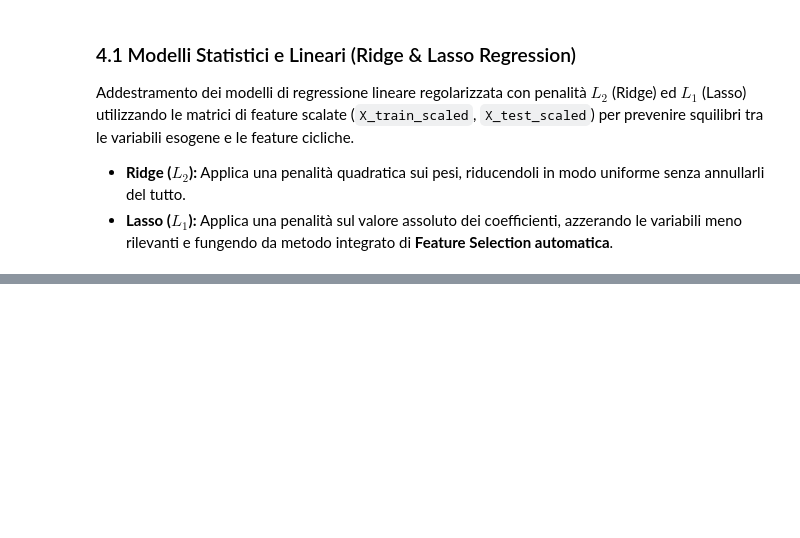
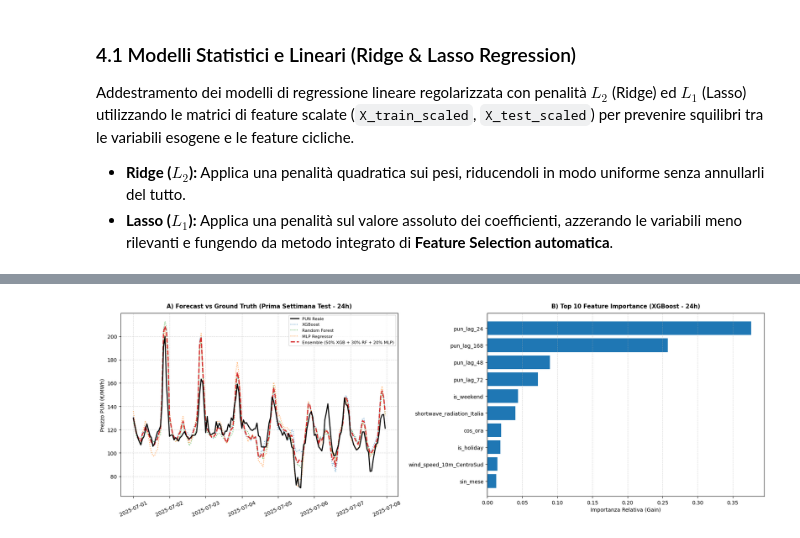
Before and after one commit to erloyz/progetto-ml-pun, a Jupyter notebook: notebooks/02_modeling.ipynb, the cells around one changed output, grey strips where cells are left out. Saved outputs shown, nothing was run; the diff lists cells and outputs as text; code cells hidden in the pictures; blank space fills up the shorter version.

```diff
--- a/notebooks/02_modeling.ipynb
+++ b/notebooks/02_modeling.ipynb
@@ -347,18 +213,0 @@ La funzione di perdita $\epsilon$-insensitive dell'SVR rende l'algoritmo partico
-# %%
-# ==============================================================================
-# MODELLO 5: SUPPORT VECTOR REGRESSION (SVR RBF)
-# ==============================================================================
-from sklearn.svm import SVR
-
-# 1. Inizializzazione SVR con kernel RBF (C=10 per bilanciare margine e errore)
-model_svr = SVR(kernel='rbf', C=10.0, epsilon=0.1)
-
-# 2. Fit sui dati SCALATI
-model_svr.fit(X_train_scaled, y_train_vec)
-
-# 3. Previsione sul Test Set scalato
-y_pred_svr = model_svr.predict(X_test_scaled)
-
-# 4. Calcolo e salvataggio delle metriche
-res_svr = calcola_metriche(y_test_vec, y_pred_svr, nome_modello="SVR (RBF Kernel)")
-risultati_benchmark.append(res_svr)
@@ -407,0 +487,34 @@ MAPE: 9.59 %
+# %%
+fig, axes = plt.subplots(1, 2, figsize=(18, 6))
+
+dati_24 = dataset_orizzonti[24]
+ore_zoom = 168
+timestamps_test = pd.date_range(start="2025-07-01 00:00:00", periods=len(dati_24["y_test"]), freq="h")
+
+axes[0].plot(timestamps_test[:ore_zoom], dati_24["y_test"][:ore_zoom], label="PUN Reale", color="black", linewidth=2.0, zorder=5)
+axes[0].plot(timestamps_test[:ore_zoom], predizioni_test[24]["XGBoost"][:ore_zoom], label="XGBoost", color="#1f77b4", linestyle=":", alpha=0.75)
+axes[0].plot(timestamps_test[:ore_zoom], predizioni_test[24]["Random Forest"][:ore_zoom], label="Random Forest", color="#2ca02c", linestyle=":", alpha=0.75)
+axes[0].plot(timestamps_test[:ore_zoom], predizioni_test[24]["MLP Regressor"][:ore_zoom], label="MLP Regressor", color="#ff7f0e", linestyle=":", alpha=0.75)
+axes[0].plot(timestamps_test[:ore_zoom], predizioni_test[24]["Ensemble"][:ore_zoom], label="Ensemble (50% XGB + 30% RF + 20% MLP)", color="#d62728", linestyle="--", linewidth=2.2, zorder=4)
+
+axes[0].set_title("A) Forecast vs Ground Truth (Prima Settimana Test - 24h)", fontsize=11, fontweight="bold", pad=10)
+axes[0].set_ylabel("Prezzo PUN (€/MWh)", fontsize=10)
+axes[0].tick_params(axis="x", rotation=25)
+axes[0].legend(loc="upper right", fontsize=8)
+axes[0].grid(True, linestyle="--", alpha=0.5)
+
+model_xgb_best = modelli_ottimizzati[24]["XGBoost"]
+xgb_estimator = model_xgb_best.named_steps["model"] if hasattr(model_xgb_best, "named_steps") else model_xgb_best
+importances = xgb_estimator.feature_importances_
+feat_names = dati_24["X_train"].columns
+df_imp = pd.DataFrame({"Feature": feat_names, "Importance": importances}).sort_values(by="Importance", ascending=True).tail(10)
+
+axes[1].barh(df_imp["Feature"], df_imp["Importance"], color="#1f77b4")
+axes[1].set_title("B) Top 10 Feature Importance (XGBoost - 24h)", fontsize=11, fontweight="bold", pad=10)
+axes[1].set_xlabel("Importanza Relativa (Gain)", fontsize=10)
+axes[1].grid(True, axis="x", linestyle="--", alpha=0.5)
+
+plt.tight_layout()
+plt.show()
+# %% [output]
+[figure, added]
```
Also changed, not shown: parts of 42 cells of this notebook, 11 other files.
